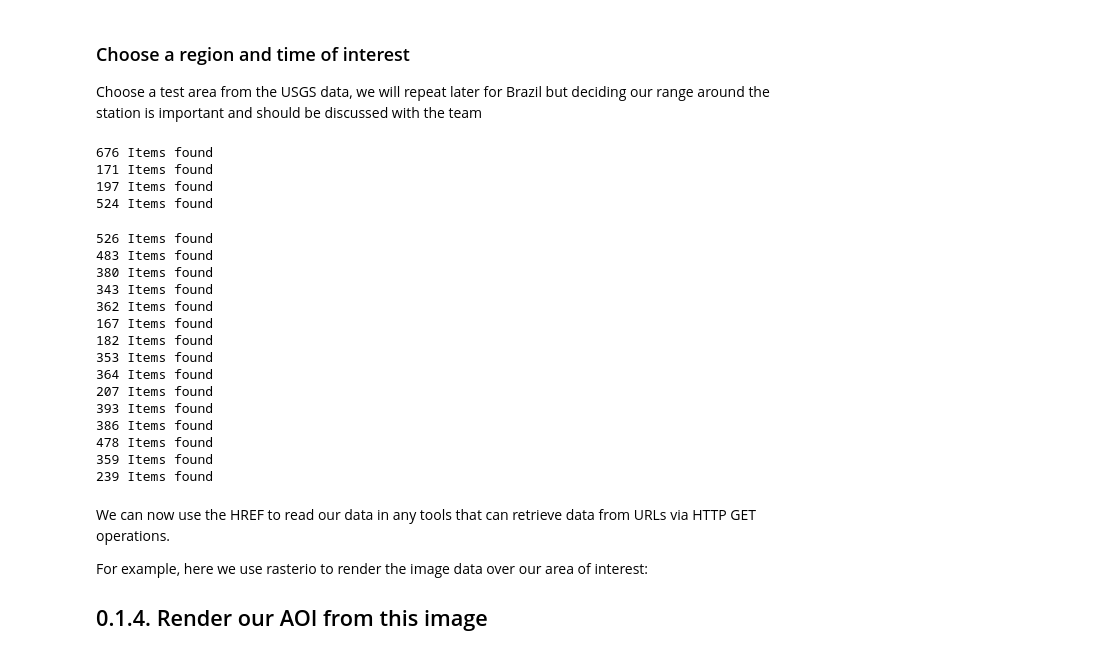
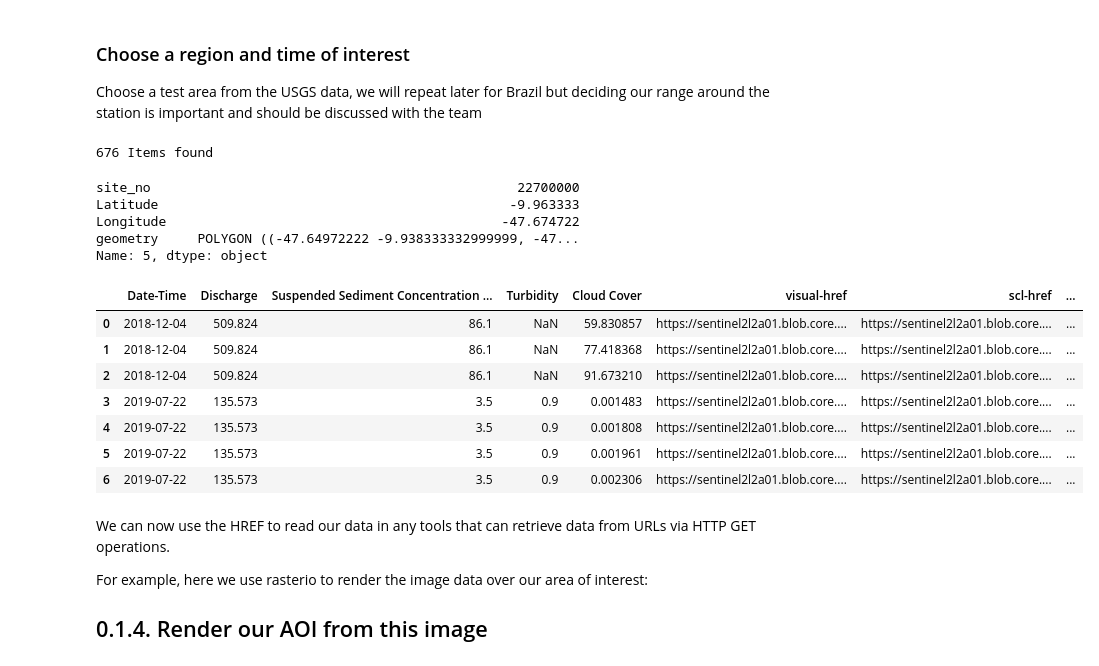
Before and after one commit to csp-inc/fluvius, a Jupyter notebook: notebooks/03b-Image-Join-ANA.ipynb, the cells around one changed output. Cells and saved outputs as stored; diff of their text form; code cells hidden in the pictures.

```diff
--- a/notebooks/03b-Image-Join-ANA.ipynb
+++ b/notebooks/03b-Image-Join-ANA.ipynb
@@ -121,7 +121,7 @@ def chip_cloud_analysis(scl):
     return chip_cloud_pct
 # %%
 #iterate here
-for i, station in gdf[3:].iterrows():
+for i, station in gdf[3:4].iterrows():
     url = f'az://{container}/stations/{str(station.site_no)}.csv'
     df = pd.read_csv(url, storage_options=storage_options)
     df['Date-Time'] = pd.to_datetime(df['Date-Time'])
@@ -144,25 +144,26 @@ for i, station in gdf[3:].iterrows():
     #write everything out
     site = str(station['site_no']).zfill(8)
     write_url = f'az://{container}/stations/{site}/{site}.csv'
-    df.to_csv(write_url, storage_options=storage_options)
+#    df.to_csv(write_url, storage_options=storage_options)
 # %% [output]
 676 Items found
-171 Items found
-197 Items found
-524 Items found
-526 Items found
-483 Items found
-380 Items found
-343 Items found
-362 Items found
-167 Items found
-182 Items found
-353 Items found
-364 Items found
-207 Items found
-393 Items found
-386 Items found
-478 Items found
-359 Items found
-239 Items found
+# %%
+station
+# %% [output]
+site_no                                               22700000
+Latitude                                             -9.963333
+Longitude                                           -47.674722
+geometry     POLYGON ((-47.64972222 -9.938333332999999, -47...
+Name: 5, dtype: object
+# %%
+df
+# %% [output]
+|  | Date-Time | Discharge | Suspended Sediment Concentration ... | Turbidity | Cloud Cover | visual-href | scl-href | ... |
+| 0 | 2018-12-04 | 509.824 | 86.1 | NaN | 59.830857 | https://sentinel2l2a01.blob.core.... | https://sentinel2l2a01.blob.core.... | ... |
+| 1 | 2018-12-04 | 509.824 | 86.1 | NaN | 77.418368 | https://sentinel2l2a01.blob.core.... | https://sentinel2l2a01.blob.core.... | ... |
+| 2 | 2018-12-04 | 509.824 | 86.1 | NaN | 91.673210 | https://sentinel2l2a01.blob.core.... | https://sentinel2l2a01.blob.core.... | ... |
+| 3 | 2019-07-22 | 135.573 | 3.5 | 0.9 | 0.001483 | https://sentinel2l2a01.blob.core.... | https://sentinel2l2a01.blob.core.... | ... |
+| 4 | 2019-07-22 | 135.573 | 3.5 | 0.9 | 0.001808 | https://sentinel2l2a01.blob.core.... | https://sentinel2l2a01.blob.core.... | ... |
+| 5 | 2019-07-22 | 135.573 | 3.5 | 0.9 | 0.001961 | https://sentinel2l2a01.blob.core.... | https://sentinel2l2a01.blob.core.... | ... |
+| 6 | 2019-07-22 | 135.573 | 3.5 | 0.9 | 0.002306 | https://sentinel2l2a01.blob.core.... | https://sentinel2l2a01.blob.core.... | ... |
 # %%
```
Also changed, not shown: parts of 4 cells of this notebook, 2 other files.
